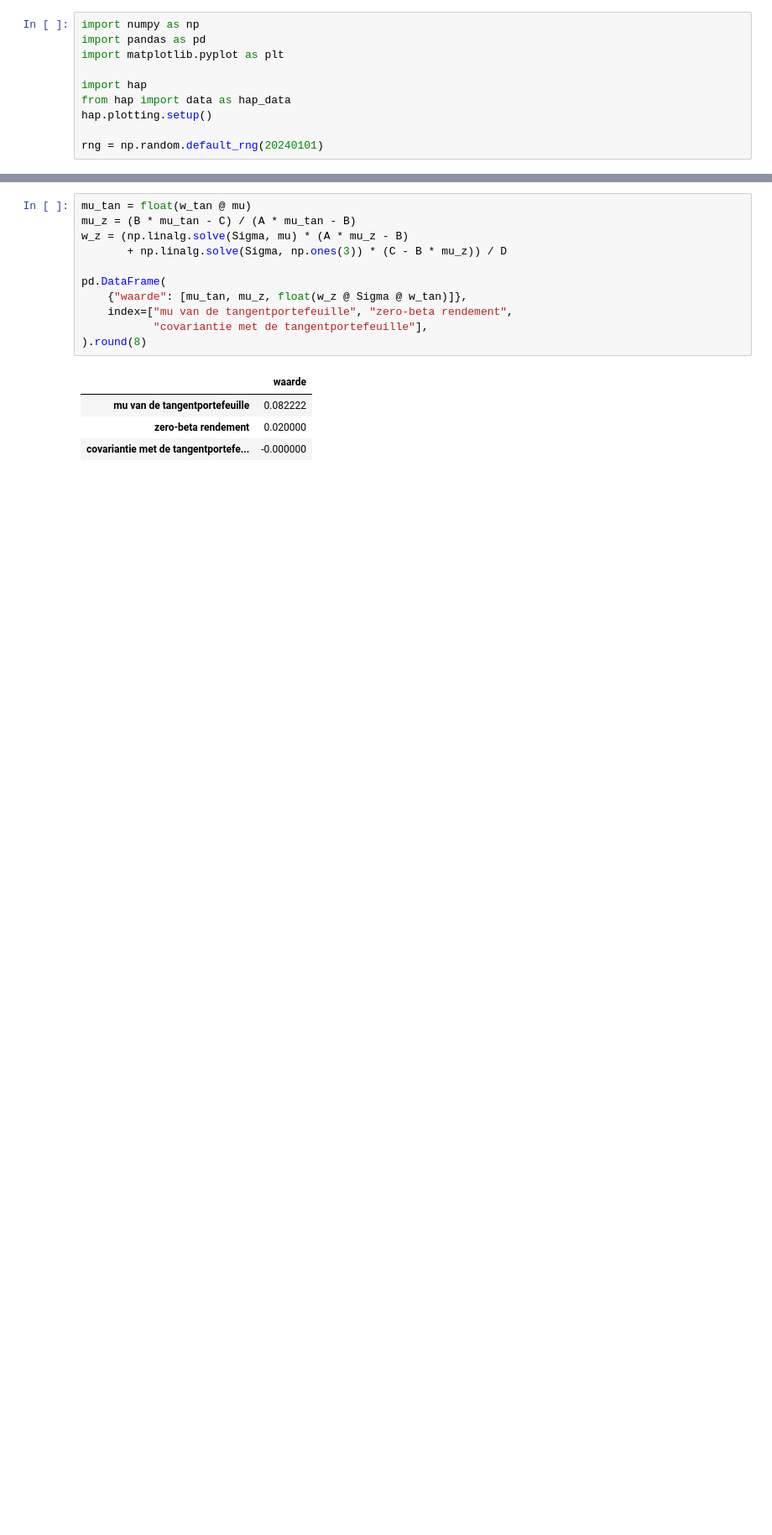
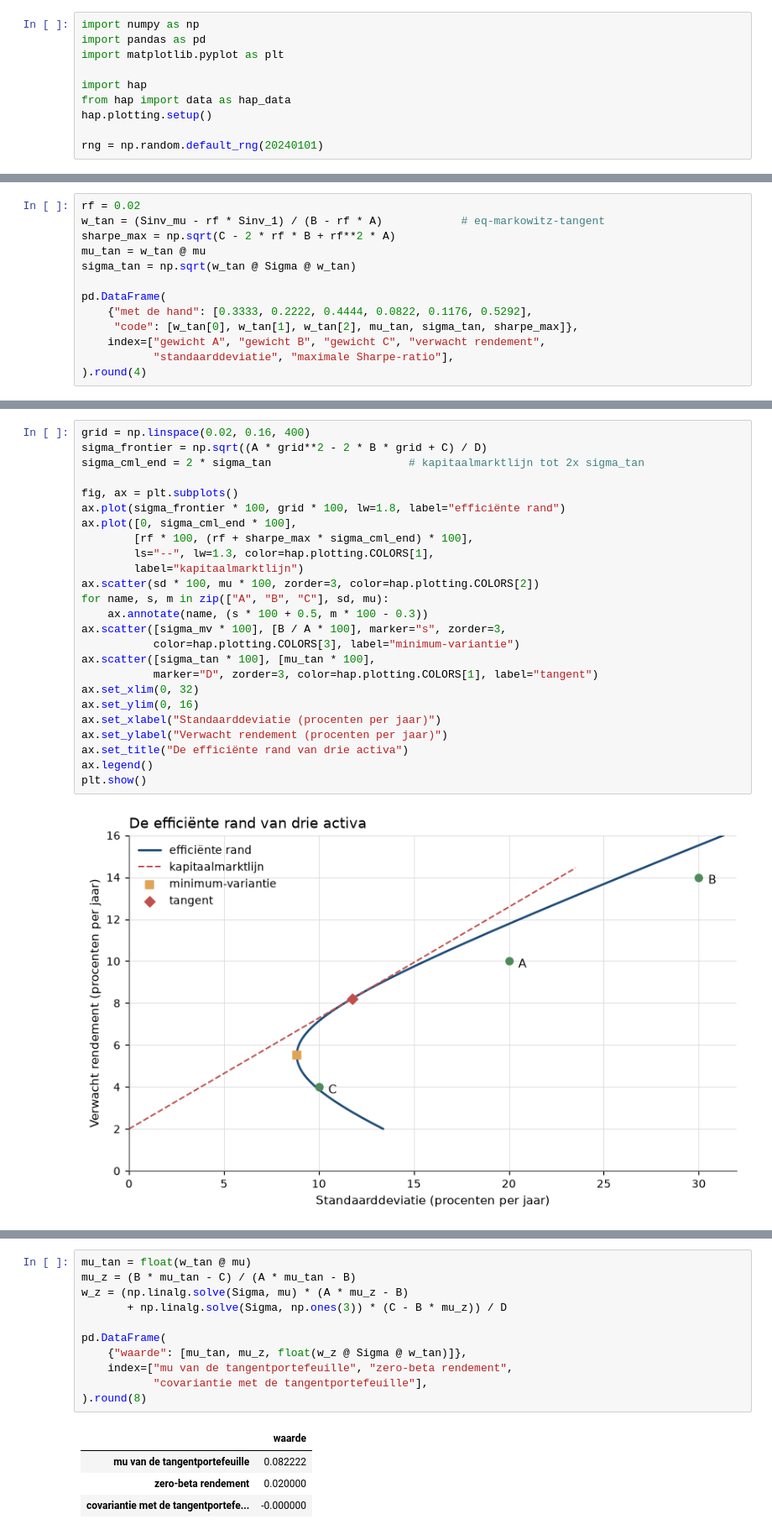
Before and after one commit to MaartenN14/history-asset-pricing, a Jupyter notebook: lectures/01_04_markowitz.ipynb, the cells around one changed output, grey strips where cells are left out. Shown at 84% size. Cells and saved outputs as stored; diff of their text form; blank space fills up the shorter version.

```diff
--- a/lectures/01_04_markowitz.ipynb
+++ b/lectures/01_04_markowitz.ipynb
@@ -1262,0 +670,13 @@ $128{,}125 \cdot 0{,}0822\overline{2} - 7{,}0625 = 10{,}534722 - 7{,}0625
+# %%
+rf = 0.02
+w_tan = (Sinv_mu - rf * Sinv_1) / (B - rf * A)            # eq-markowitz-tangent
+sharpe_max = np.sqrt(C - 2 * rf * B + rf**2 * A)
+mu_tan = w_tan @ mu
+sigma_tan = np.sqrt(w_tan @ Sigma @ w_tan)
+
+pd.DataFrame(
+    {"met de hand": [0.3333, 0.2222, 0.4444, 0.0822, 0.1176, 0.5292],
+     "code": [w_tan[0], w_tan[1], w_tan[2], mu_tan, sigma_tan, sharpe_max]},
+    index=["gewicht A", "gewicht B", "gewicht C", "verwacht rendement",
+           "standaarddeviatie", "maximale Sharpe-ratio"],
+).round(4)
@@ -1262,0 +695,27 @@ $128{,}125 \cdot 0{,}0822\overline{2} - 7{,}0625 = 10{,}534722 - 7{,}0625
+# %%
+grid = np.linspace(0.02, 0.16, 400)
+sigma_frontier = np.sqrt((A * grid**2 - 2 * B * grid + C) / D)
+sigma_cml_end = 2 * sigma_tan                     # kapitaalmarktlijn tot 2x sigma_tan
+
+fig, ax = plt.subplots()
+ax.plot(sigma_frontier * 100, grid * 100, lw=1.8, label="efficiënte rand")
+ax.plot([0, sigma_cml_end * 100],
+        [rf * 100, (rf + sharpe_max * sigma_cml_end) * 100],
+        ls="--", lw=1.3, color=hap.plotting.COLORS[1],
+        label="kapitaalmarktlijn")
+ax.scatter(sd * 100, mu * 100, zorder=3, color=hap.plotting.COLORS[2])
+for name, s, m in zip(["A", "B", "C"], sd, mu):
+    ax.annotate(name, (s * 100 + 0.5, m * 100 - 0.3))
+ax.scatter([sigma_mv * 100], [B / A * 100], marker="s", zorder=3,
+           color=hap.plotting.COLORS[3], label="minimum-variantie")
+ax.scatter([sigma_tan * 100], [mu_tan * 100],
+           marker="D", zorder=3, color=hap.plotting.COLORS[1], label="tangent")
+ax.set_xlim(0, 32)
+ax.set_ylim(0, 16)
+ax.set_xlabel("Standaarddeviatie (procenten per jaar)")
+ax.set_ylabel("Verwacht rendement (procenten per jaar)")
+ax.set_title("De efficiënte rand van drie activa")
+ax.legend()
+plt.show()
+# %% [output]
+[figure, added]
```
Also changed, not shown: parts of 60 cells of this notebook, 4 other files.
